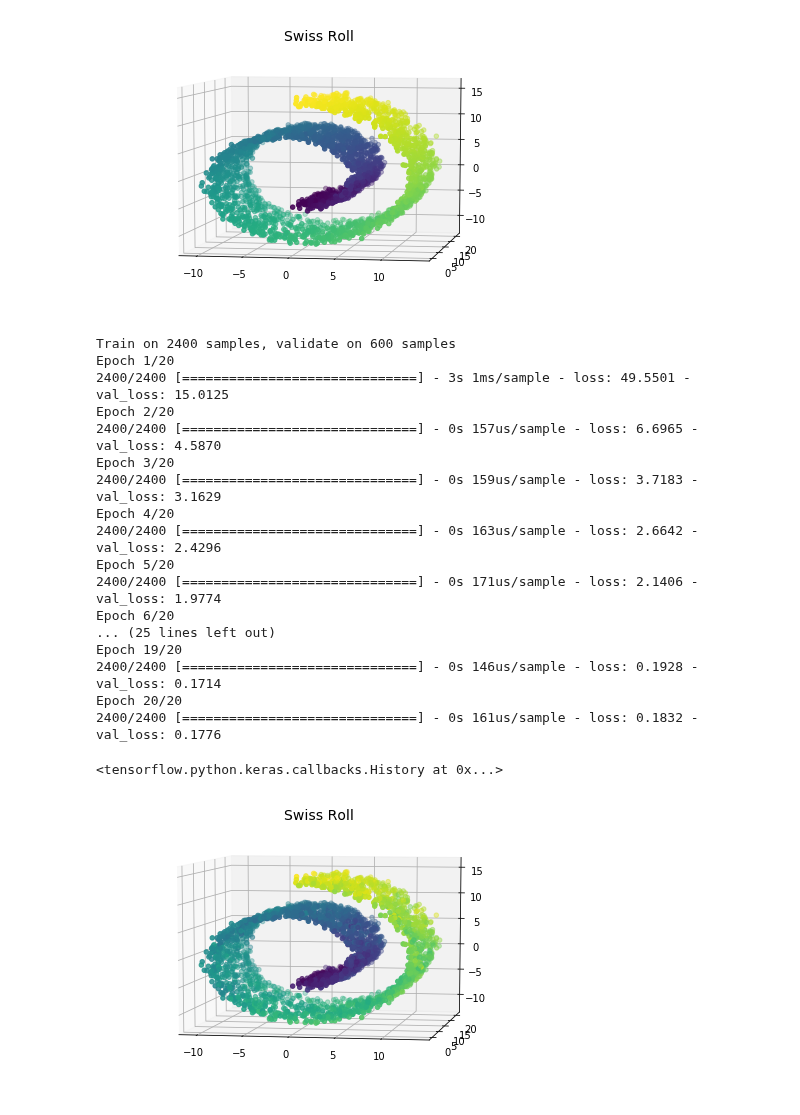
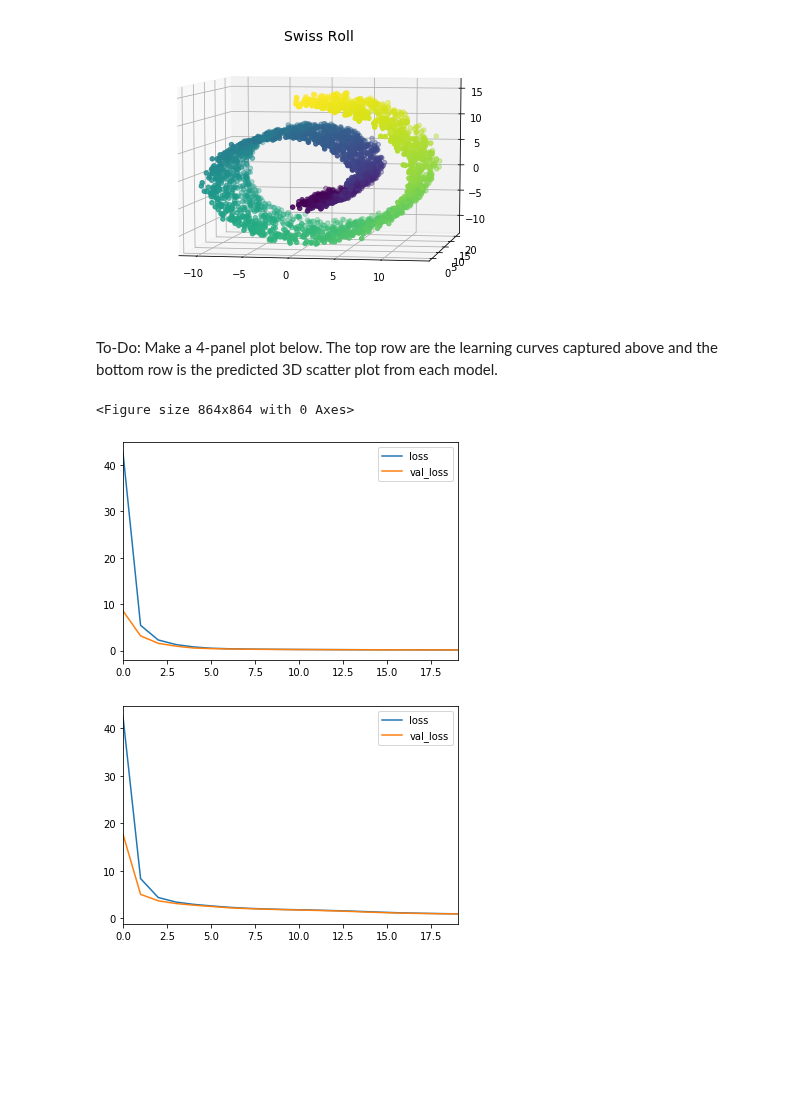
Before and after one commit to jhrcook/100DaysOfPython, a Jupyter notebook: HandsOnMachineLearningWithScikitLearnAndTensorFlow/homl_ch12_Custom-models-and-training-with-tensorflow.ipynb, the cells around one changed output. Drawn from its saved outputs; the diff is of its cells as text; code cells hidden in the pictures; blank space fills up the shorter version.

```diff
--- a/HandsOnMachineLearningWithScikitLearnAndTensorFlow/homl_ch12_Custom-models-and-training-with-tensorflow.ipynb
+++ b/HandsOnMachineLearningWithScikitLearnAndTensorFlow/homl_ch12_Custom-models-and-training-with-tensorflow.ipynb
@@ -604,37 +606,42 @@ plt.show()
 # %% [output]
 [figure]
 # %%
-model = ReconstructionRegressor(1)
-model.compile(loss='mse',
-              optimizer='nadam')
-model.fit(X, y, epochs=20, validation_split=0.2)
+# Without reconstruction.
+model = ReconstructionRegressor(1, with_reconstruction_loss=False)
+model.compile(loss='mse', optimizer='nadam')
+history_no_recon = model.fit(X, y,
+                             epochs=20,
+                             validation_split=0.2,
+                             verbose=0)
+
+
+# With reconstruction.
+model_recon = ReconstructionRegressor(1, with_reconstruction_loss=True)
+model_recon.compile(loss='mse', optimizer='nadam')
+history_recon = model_recon.fit(X, y,
+                                epochs=20,
+                                validation_split=0.2,
+                                verbose=0)
-# %% [output]
-Train on 2400 samples, validate on 600 samples
-Epoch 1/20
-2400/2400 [==============================] - 3s 1ms/sample - loss: 49.5501 - val_loss: 15.0125
-Epoch 2/20
-2400/2400 [==============================] - 0s 157us/sample - loss: 6.6965 - val_loss: 4.5870
-Epoch 3/20
-2400/2400 [==============================] - 0s 159us/sample - loss: 3.7183 - val_loss: 3.1629
-Epoch 4/20
-2400/2400 [==============================] - 0s 163us/sample - loss: 2.6642 - val_loss: 2.4296
-Epoch 5/20
-2400/2400 [==============================] - 0s 171us/sample - loss: 2.1406 - val_loss: 1.9774
-Epoch 6/20
-... (25 lines left out)
-Epoch 19/20
-2400/2400 [==============================] - 0s 146us/sample - loss: 0.1928 - val_loss: 0.1714
-Epoch 20/20
-2400/2400 [==============================] - 0s 161us/sample - loss: 0.1832 - val_loss: 0.1776
-<tensorflow.python.keras.callbacks.History at 0x...>
+# %% [markdown]
+To-Do: Make a 4-panel plot below.
+The top row are the learning curves captured above and the bottom row is the predicted 3D scatter plot from each model.
 # %%
-y_pred = model.predict(X)
+fig = plt.figure(figsize=(12, 12))
 
-fig = plt.figure()
-ax = p3.Axes3D(fig)
-ax.view_init(7, -80)
-ax.scatter(X[:, 0], X[:, 1], X[:, 2], c=y_pred.ravel())
-plt.title("Swiss Roll", fontsize=14)
+for i, history in enumerate((history_no_recon, history_recon)):
+#     plt.subplot(2, 2, i+1)
+    pd.DataFrame(history.history).plot()
+
 plt.show()
+# y_pred = model.predict(X)
+
+# fig = plt.figure()
+# ax = p3.Axes3D(fig)
+# ax.view_init(7, -80)
+# ax.scatter(X[:, 0], X[:, 1], X[:, 2], c=y_pred.ravel())
+# plt.title("Swiss Roll", fontsize=14)
+# plt.show()
 # %% [output]
+<Figure size 864x864 with 0 Axes>
-[figure, old version]
+[figure, new version]
+[figure, added]
```
Also changed, not shown: parts of 2 cells of this notebook, 1 other file.
